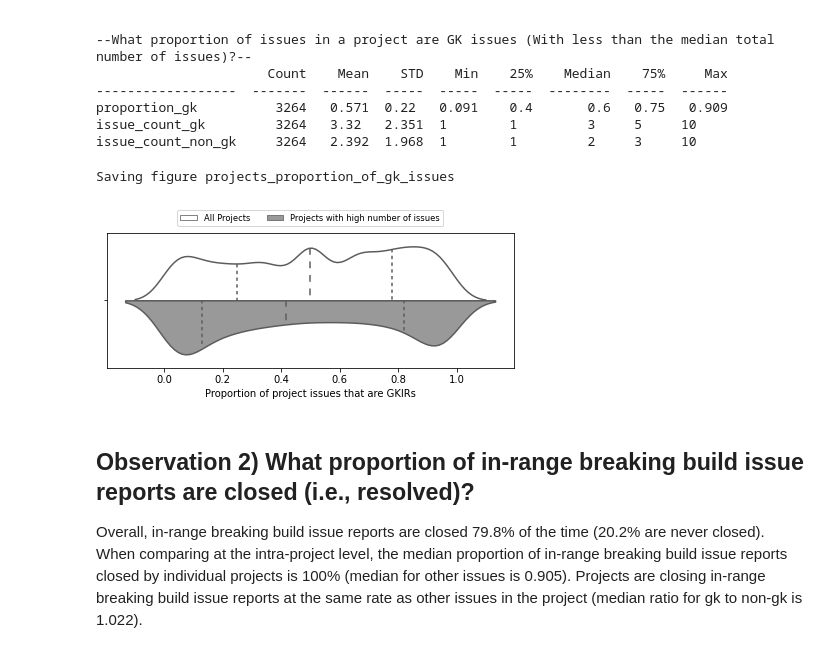
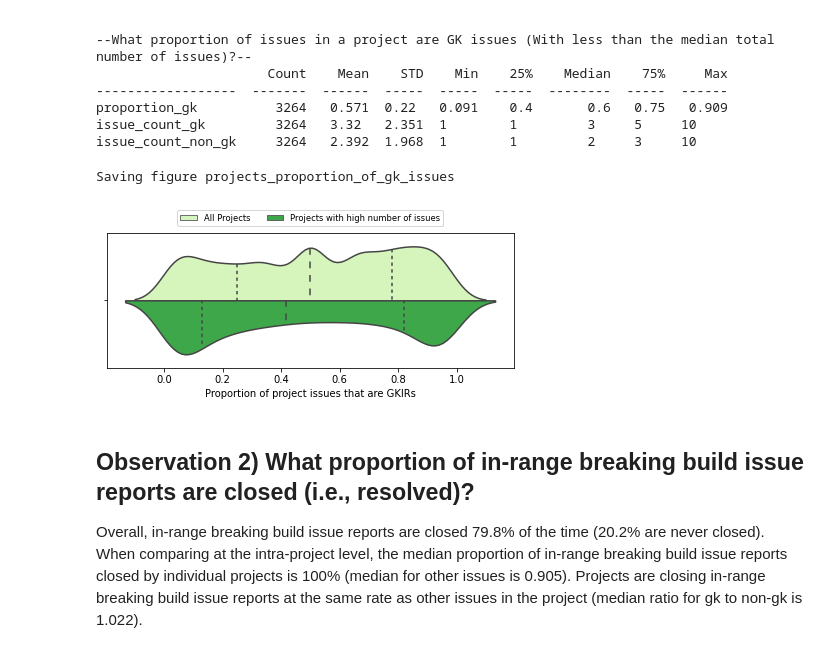
Before and after one commit to brombaut/GKIR_Analysis, a Jupyter notebook: data-analysis/1_1_issues.ipynb, the cells around one changed output. Saved outputs shown, nothing was run; the diff lists cells and outputs as text; code cells hidden in the pictures.

```diff
--- a/data-analysis/1_1_issues.ipynb
+++ b/data-analysis/1_1_issues.ipynb
@@ -411,38 +102,40 @@ proportion_gk          3264   0.571  0.22   0.091    0.4       0.6   0.75   0.90
 issue_count_gk         3264   3.32   2.351  1        1         3     5     10
 issue_count_non_gk     3264   2.392  1.968  1        1         2     3     10
 # %%
+
 fig, ax = plt.subplots(nrows=1, ncols=1, figsize=(6,3))
 sns.violinplot(
     data=for_plot,
     x='proportion_gk',
     y='placeholder',
     hue='higher_than_median',
     split=True,
     inner='quartile',
-    palette=['1', '0.6'],
+    # palette=['1', '0.6'],
+    palette=['#d4ffb2', '#2db83d'],
     scale='width',
 )
 ax.set_ylabel('')
 ax.set_xlabel('Proportion of project issues that are GKIRs')
 ax.legend(
     title='',
 )
 L = plt.legend(
     loc='upper center',
     fontsize='small',
     fancybox=True,
     bbox_to_anchor=(0.5,1.2),
     ncol=2
 )
 
 L.get_texts()[0].set_text('All Projects')
 L.get_texts()[1].set_text('Projects with high number of issues')
 
 save_fig('projects_proportion_of_gk_issues')
 plt.show()
 # %% [output]
 Saving figure projects_proportion_of_gk_issues
-[figure, old version]
+[figure, new version]
 # %% [markdown]
 <h2>Observation 2) What proportion of in-range breaking build issue reports are closed (i.e., resolved)?</h2>
 <p>
```
Also changed, not shown: parts of 30 cells of this notebook, 16 other files.
